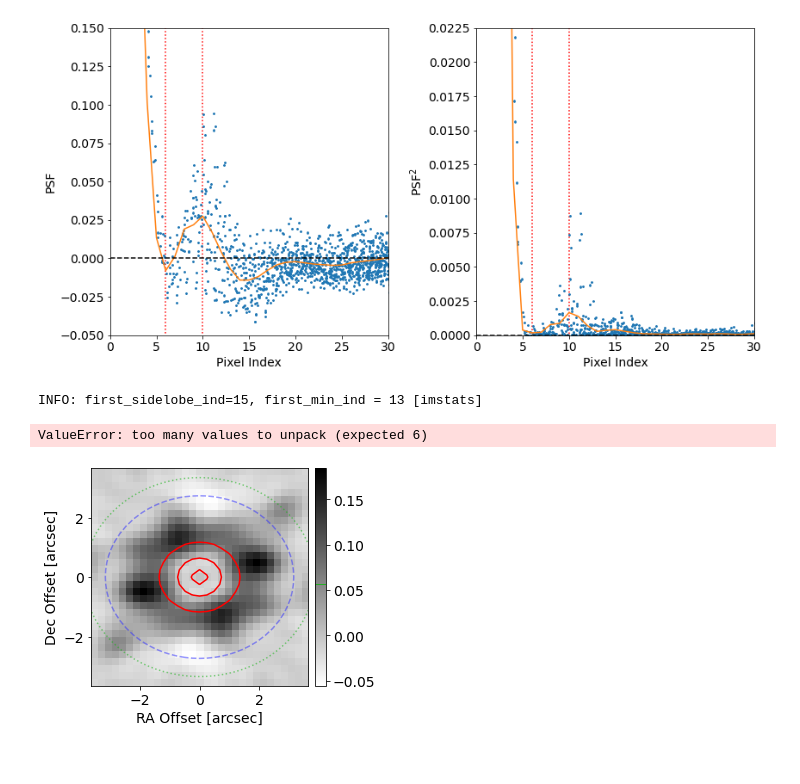
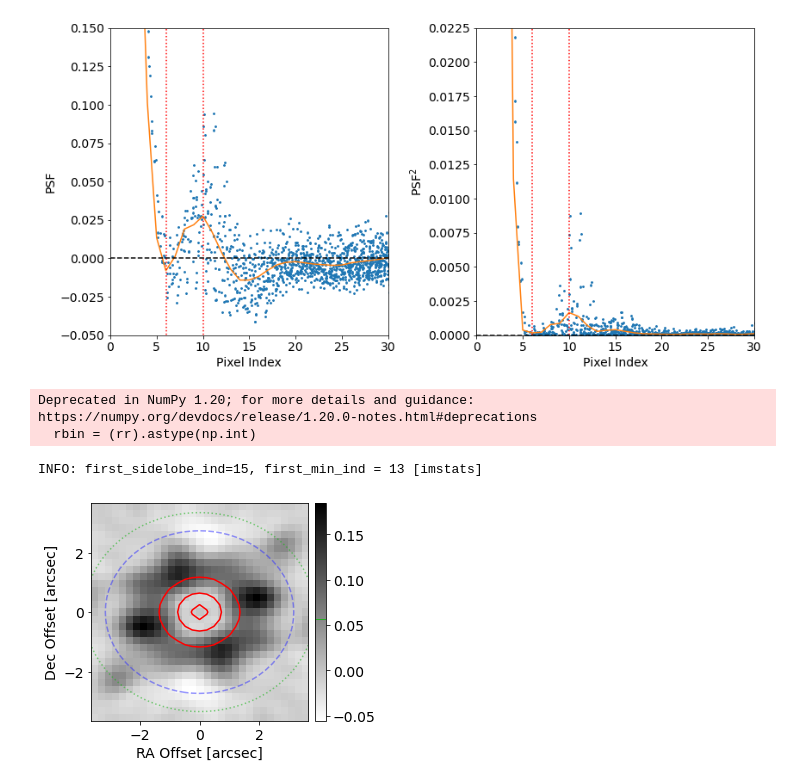
Before and after one commit to ALMA-IMF/notebooks, a Jupyter notebook: PSF_Plots.ipynb, the cells around one changed output. Cells and saved outputs as stored; diff of their text form; code cells hidden in the pictures.

```diff
--- a/PSF_Plots.ipynb
+++ b/PSF_Plots.ipynb
@@ -132,20 +123,21 @@ WARNING: SliceWarning: Slice (slice(None, None, None), None) cannot be used on t
 [figure]
 # %%
 psffn = '/orange/adamginsburg/ALMA_IMF/2017.1.01355.L/June2021Release/G012.80/B3/cleanest/G012.80_B3_uid___A001_X1296_X1fb_continuum_merged_12M_robust-0.5_selfcal7_finaliter.psf.tt0'
-(psf_secondpeak, psf_secondpeak_loc, psf_sidelobe1_fraction, psf_firstpeak_integral, r_sidelobe,
- (rr, pixscale, cutout, beam, fullbeam, view, bmfit_residual)) = \
+(psf_secondpeak, psf_secondpeak_loc, psf_sidelobe1_fraction, epsilon, firstnull,
+         r_sidelobe, (rr, pixscale, cutout, beam, fullbeam, view, bmfit_residual))  = \
         get_psf_secondpeak(psffn, show_image=True, min_radial_extent=2.5*u.arcsec,
                    max_radial_extent=5*u.arcsec
                   )
 rbin = (rr).astype(np.int)
 radial_mean = ndimage.mean(cutout, labels=rbin, index=np.arange(100))
 radial_mean2 = ndimage.mean(cutout**2, labels=rbin, index=np.arange(100))
 first_min_ind = scipy.signal.find_peaks(-radial_mean2)[0][0]
 first_sidelobe_ind = scipy.signal.find_peaks(radial_mean2 *
                       (np.arange(len(radial_mean2)) > first_min_ind))[0][0]
 # %% [output]
-INFO: first_sidelobe_ind=15, first_min_ind = 13 [imstats]
+Deprecated in NumPy 1.20; for more details and guidance: https://numpy.org/devdocs/release/1.20.0-notes.html#deprecations
+  rbin = (rr).astype(np.int)
-ValueError: too many values to unpack (expected 6)
+INFO: first_sidelobe_ind=15, first_min_ind = 13 [imstats]
-[figure, old version]
+[figure, new version]
 # %%
 pl.imshow(cutout.value)
```
Also changed, not shown: parts of 11 cells of this notebook, 4 other files.
